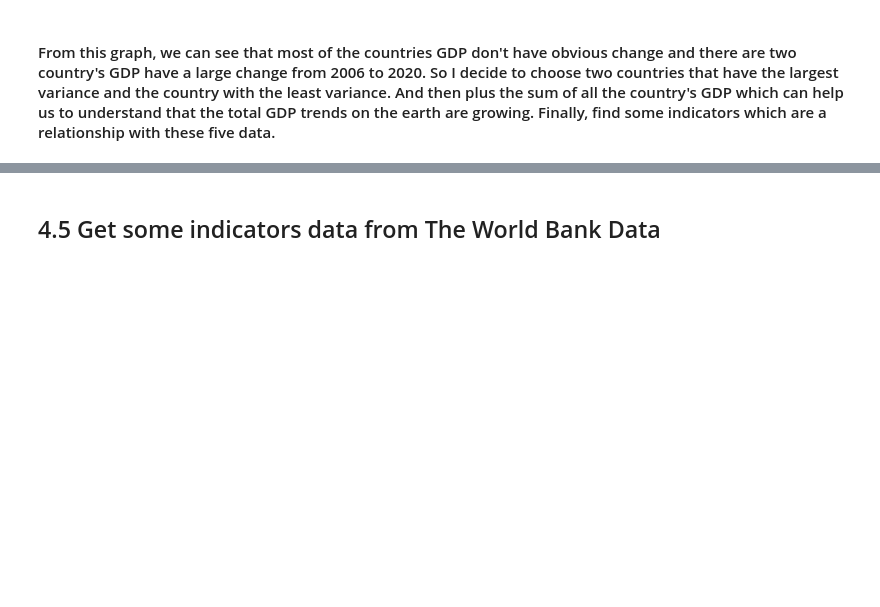
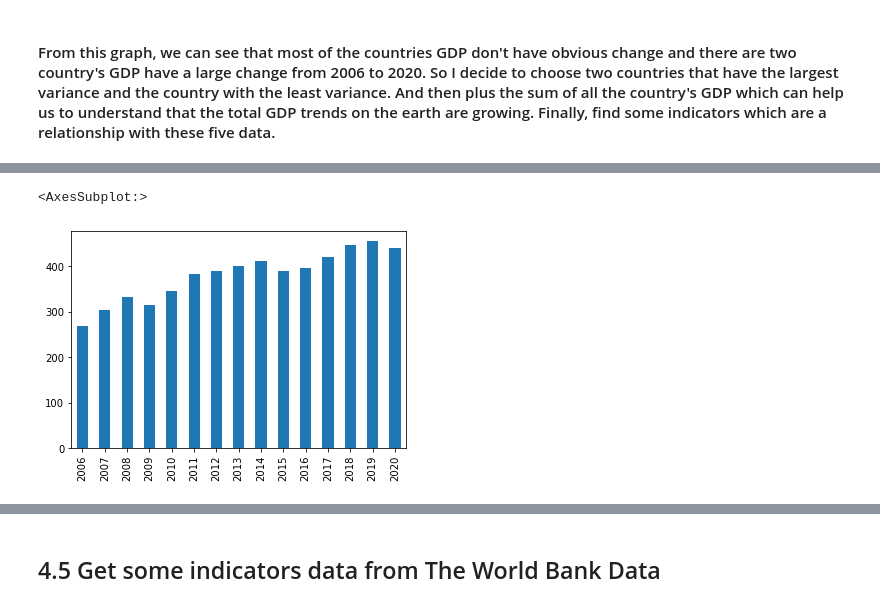
Before and after one commit to NewThread-ZY/DAV5400, a Jupyter notebook: Z_Wang_FInalProject.ipynb, the cells around one changed output, grey strips where cells are left out. Cells and saved outputs as stored; diff of their text form; code cells hidden in the pictures; blank space fills up the shorter version.

```diff
--- a/Z_Wang_FInalProject.ipynb
+++ b/Z_Wang_FInalProject.ipynb
@@ -217,0 +245,3 @@ plt.show()
+# %%
+total_gdp_each_year = df1_gdp.mean()
+total_gdp_each_year
@@ -217,0 +265,5 @@ plt.show()
+# %%
+total_gdp_each_year.plot.bar()
+# %% [output]
+<AxesSubplot:>
+[figure, added]
```
Also changed, not shown: parts of 47 cells of this notebook, 2 other files.
